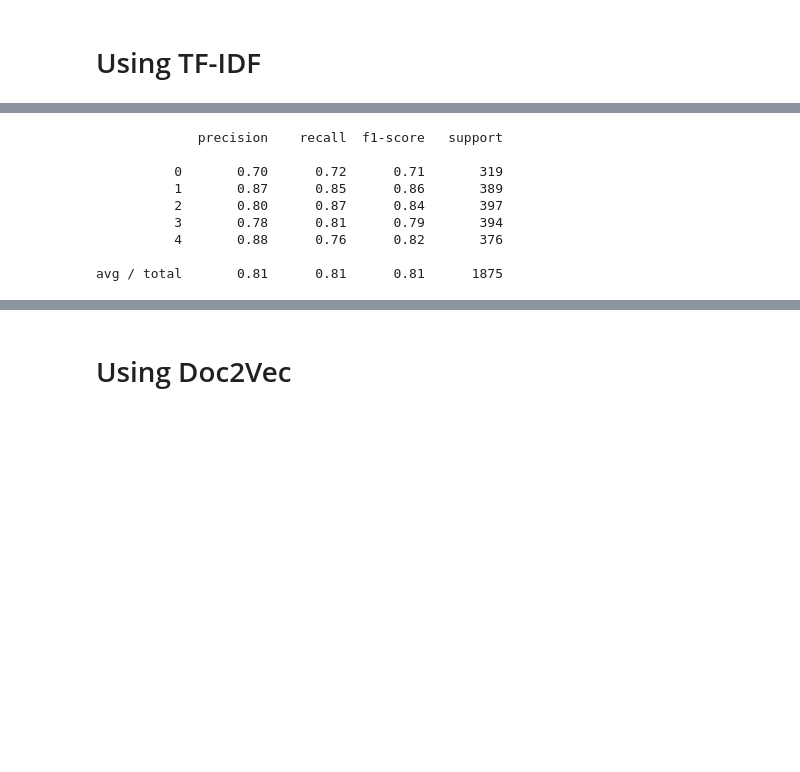
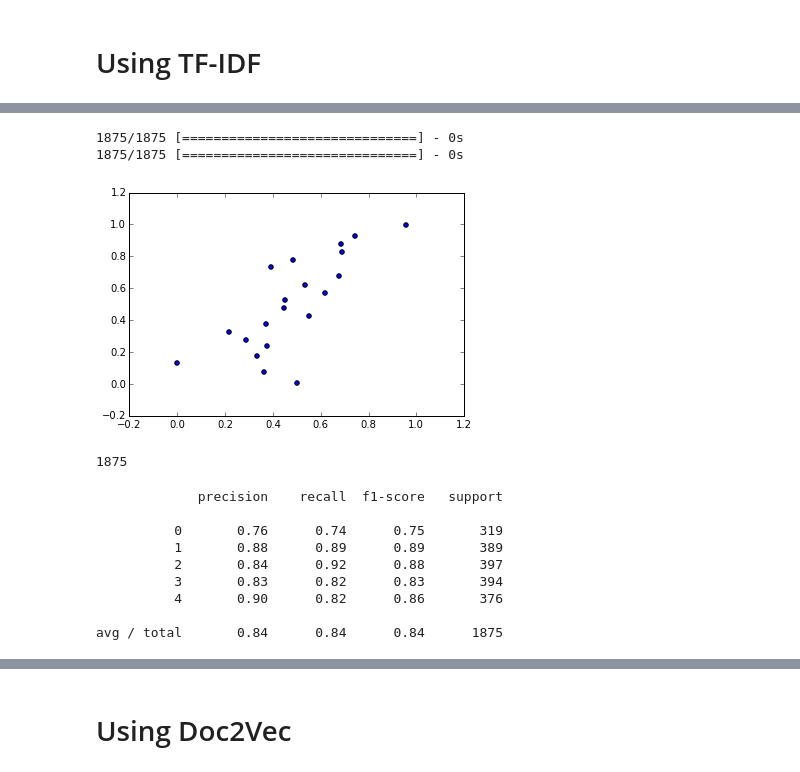
Before and after one commit to bhtucker/nlpArea51, a Jupyter notebook: doc2vec/20 NewsGroups Text Classification With Doc2Vec.ipynb, the cells around one changed output, grey strips where cells are left out. Drawn from its saved outputs; the diff is of its cells as text; code cells hidden in the pictures; blank space fills up the shorter version.

```diff
--- a/doc2vec/20 NewsGroups Text Classification With Doc2Vec.ipynb
+++ b/doc2vec/20 NewsGroups Text Classification With Doc2Vec.ipynb
@@ -113,0 +193,24 @@ avg / total       0.84      0.25      0.16       940
+# %%
+from keras.models import Sequential
+from keras.layers import Dense, Dropout, Activation
+def get_compiled_model(input_dims):
+    model = Sequential()
+    model.add(Dense(512, input_shape=(input_dims,)))
+    model.add(Activation('relu'))
+    model.add(Dropout(0.5))
+    model.add(Dense(128))
+    model.add(Activation('relu'))
+    model.add(Dropout(0.5))
+    model.add(Dense(nb_classes))
+    model.add(Activation('softmax'))
+
+    model.compile(loss='categorical_crossentropy',
+                  optimizer='adam',
+                  metrics=['accuracy'])
+    return model
+
+no_svm_model = get_compiled_model(svd_dims)
+
+no_svm_model.fit(X_svd[mlp_train], y_mlp_cat,
+            nb_epoch=25, batch_size=32,
+            verbose=1, validation_split=0.1)
@@ -113,0 +313,6 @@ avg / total       0.84      0.25      0.16       940
+# %%
+show_multiclass_calibration(no_svm_model, svd_test, y_test)
+# %% [output]
+1875/1875 [==============================] - 0s
+1875/1875 [==============================] - 0s
+[figure, added]
@@ -114,19 +326,27 @@ avg / total       0.84      0.25      0.16       940
+# %%
+show_multiclass_calibration
+# %% [output]
+1875
 # %%
-clf = svm.SVC(kernel='linear', C=1.)
-clf.fit(vectors_train, newsgroups_train.target)
+clf = svm.LinearSVC(C=1., multi_class='ovr')
+calibrated = CalibratedClassifierCV(clf, cv=2, method='isotonic')
+calibrated.fit(vectors_train, newsgroups_train.target)
 vectors_test = vectorizer.transform(newsgroups_test.data)
-pred = clf.predict(vectors_test)
+pred = calibrated.predict(vectors_test)
+
 
 print classification_report(le.inverse_transform(newsgroups_test.target),le.inverse_transform(pred))
 # stem and stop 0.82 (.78 - .86)
 # no stem or stop .81
+
+# avg / total       0.83      0.83      0.83      1875
 # %% [output]
              precision    recall  f1-score   support
 
-          0       0.70      0.72      0.71       319
-          1       0.87      0.85      0.86       389
-          2       0.80      0.87      0.84       397
-          3       0.78      0.81      0.79       394
-          4       0.88      0.76      0.82       376
+          0       0.76      0.74      0.75       319
+          1       0.88      0.89      0.89       389
+          2       0.84      0.92      0.88       397
+          3       0.83      0.82      0.83       394
+          4       0.90      0.82      0.86       376
 
-avg / total       0.81      0.81      0.81      1875
+avg / total       0.84      0.84      0.84      1875
```
Also changed, not shown: parts of 63 cells of this notebook, 1 other file.
